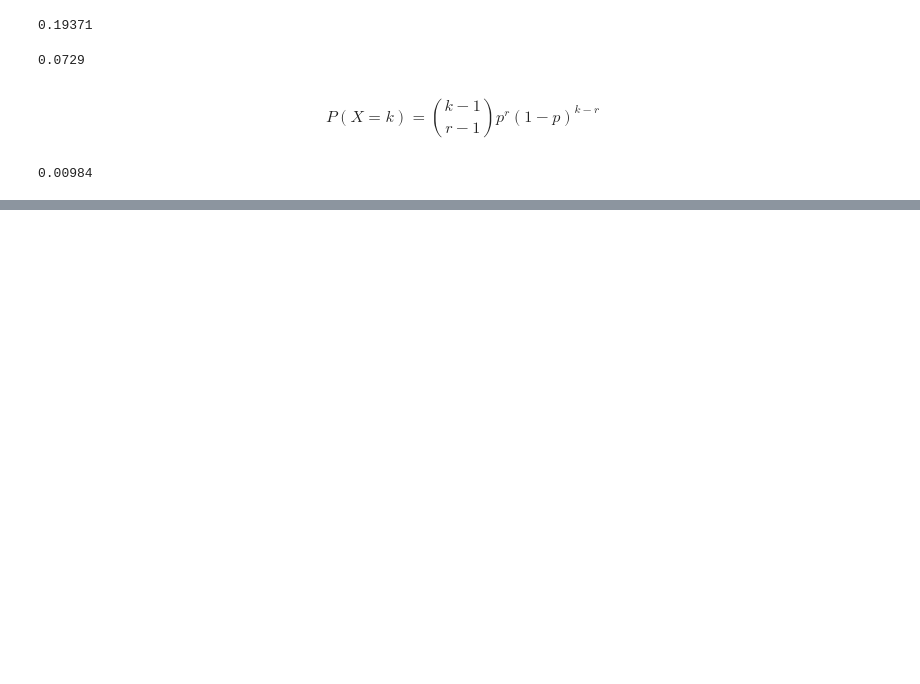
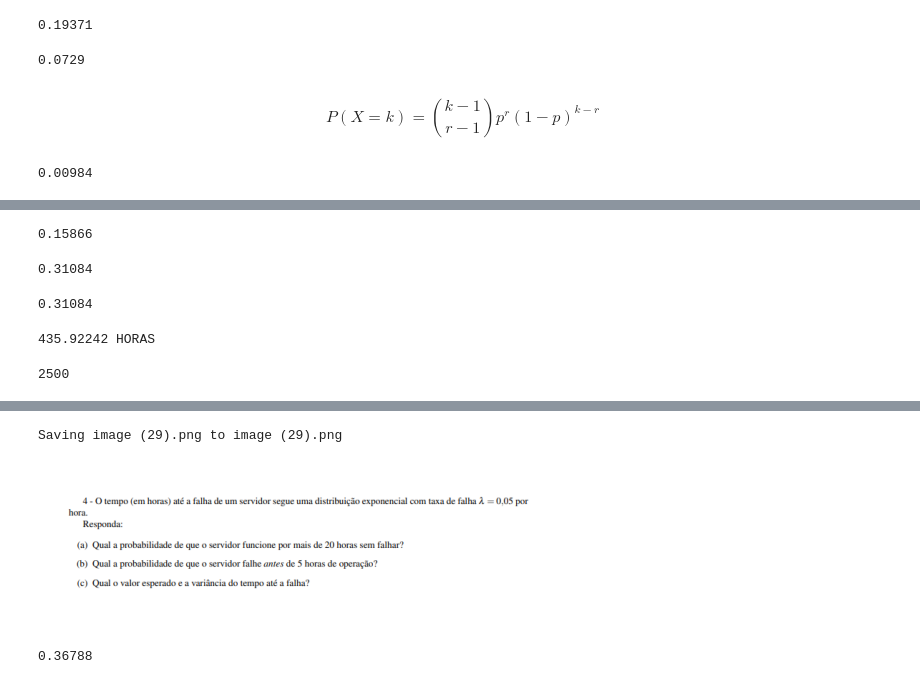
Before and after one commit to MArcoAEAandrade/Estudos-sobre-modelos-estat-sticos, a Jupyter notebook: Lista_de_exercicios.ipynb, the cells around one changed output, grey strips where cells are left out. Saved outputs shown, nothing was run; the diff lists cells and outputs as text; code cells hidden in the pictures; blank space fills up the shorter version.

```diff
--- a/Lista_de_exercicios.ipynb
+++ b/Lista_de_exercicios.ipynb
@@ -73,0 +136,67 @@ np.float64(0.15171)
+# %%
+#dados
+u = 500 #horas
+dp = 50 #horas
+a = 450 #horas
+
+#a) P(X < 450 )
+
+p = round(st.norm.cdf(a, loc=u, scale=dp),5)
+print(p)
+# %% [output]
+0.15866
+# %%
+#dados
+u = 500 #horas
+dp = 50 #horas
+a = 480 #horas
+b = 520 #horas
+
+#b) P(480 <= X <= 520 )
+
+p = round(st.norm.cdf(b, loc=u, scale=dp),5) - round(st.norm.cdf(a, loc=u, scale=dp),5)
+print(p)
+# %% [output]
+0.31084
+# %%
+#dados
+u = 500 #horas
+dp = 50 #horas
+a = 480 #horas
+b = 520 #horas
+
+#b) P(480 <= X <= 520 )
+
+p = round(st.norm.cdf(b, loc=u, scale=dp),5) - round(st.norm.cdf(a, loc=u, scale=dp),5)
+print(p)
+# %% [output]
+0.31084
+# %%
+#dados
+#C
+#P(T >= t ) = 0,90 = 1 - (T <= t ) = 0,10
+u = 500 #horas
+dp = 50 #horas
+z = st.norm.ppf(0.1)
+T = round(z * dp + u, 5)
+print(T, 'HORAS')
+# %% [output]
+435.92242 HORAS
+# %%
+#dados
+#D
+#VALOR ESPERADO E VARIANCIA DA DITRIBUIÇÃO
+u = 500 #horas
+dp = 50 #horas
+v = dp**2
+print(v)
+# %% [output]
+2500
+# %%
+uploaded = files.upload()
+img = Image.open("image (29).png")
+
+plt.imshow(img)
+plt.axis("off")
+plt.show()
+# %% [output]
@@ -73,0 +204,12 @@ np.float64(0.15171)
+Saving image (29).png to image (29).png
+[figure, added]
+# %%
+#dados
+#a) P(X >= 20) horas = 1 - P(<= 20)
+lambd = 0.05 #taxa de falha de um servidor
+k = 20 #horas
+
+resultado = 1 - st.expon.cdf(k, scale=1/lambd)
+print(round(resultado, 5))
+# %% [output]
+0.36788
```
Also changed, not shown: parts of 11 cells of this notebook.
